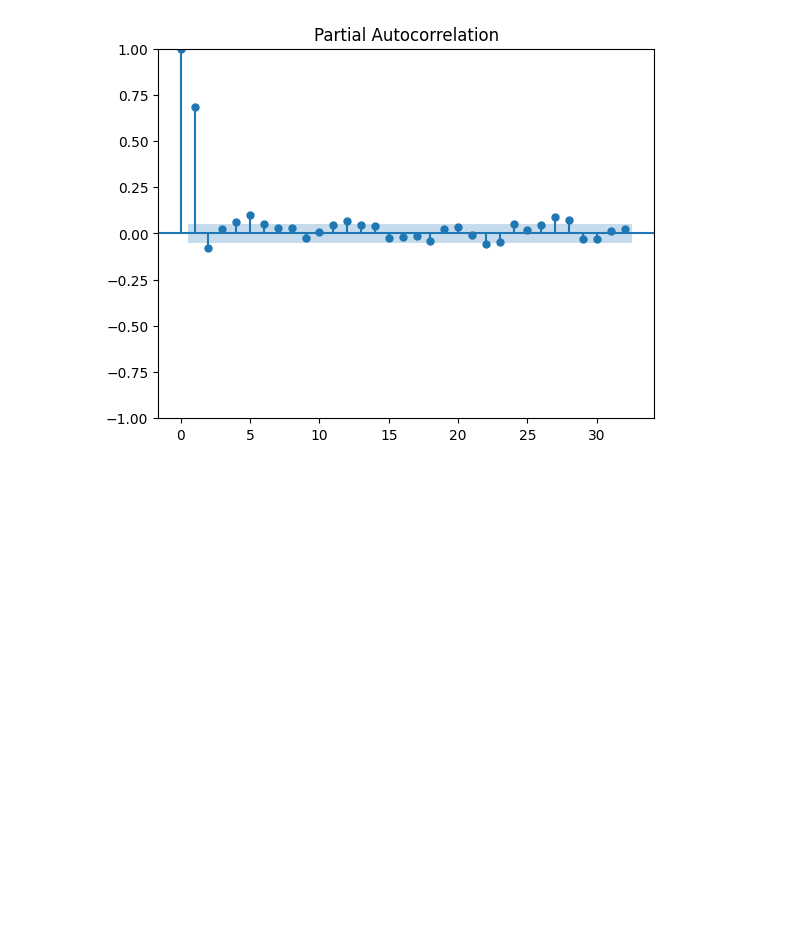
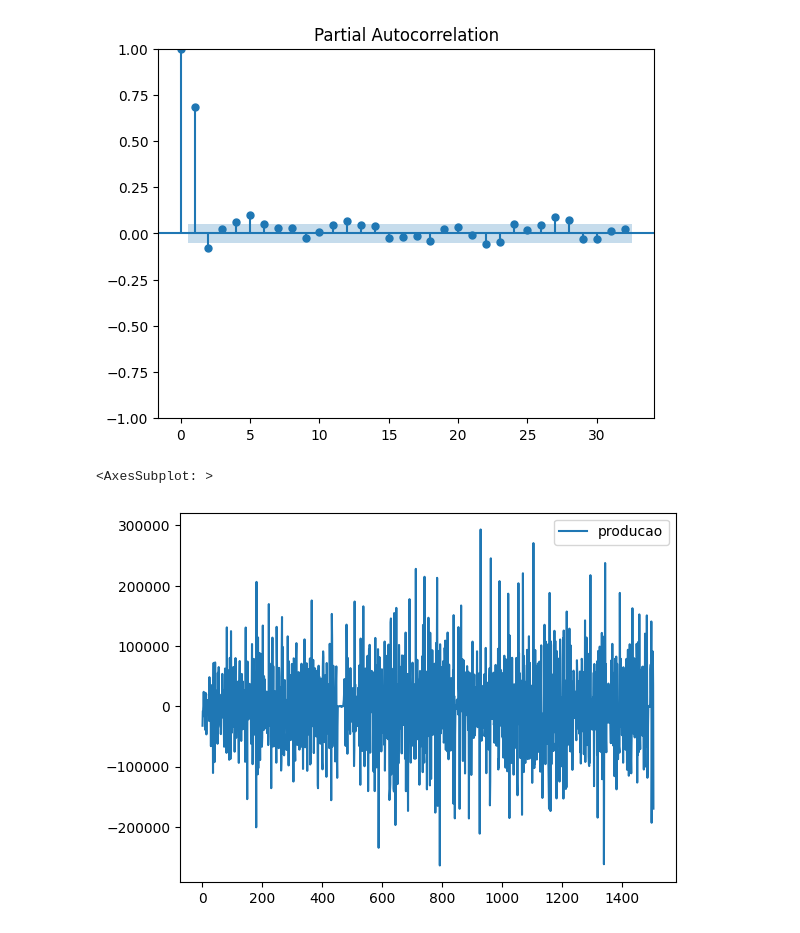
Before and after one commit to leonardovenan/oreForecast, a Jupyter notebook: dailyForecast.ipynb, the cells around one changed output. Cells and saved outputs as stored; diff of their text form; code cells hidden in the pictures; blank space fills up the shorter version.

Commit message:
prosseguimento com métodos diff()

```diff
--- a/dailyForecast.ipynb
+++ b/dailyForecast.ipynb
@@ -62,0 +67,6 @@ pacf_original = plot_pacf(df_train)
+# %%
+df_train_diff = df_train.diff().dropna()
+df_train_diff.plot()
+# %% [output]
+<AxesSubplot: >
+[figure, added]
```
Also changed, not shown: parts of 1 cell of this notebook.
